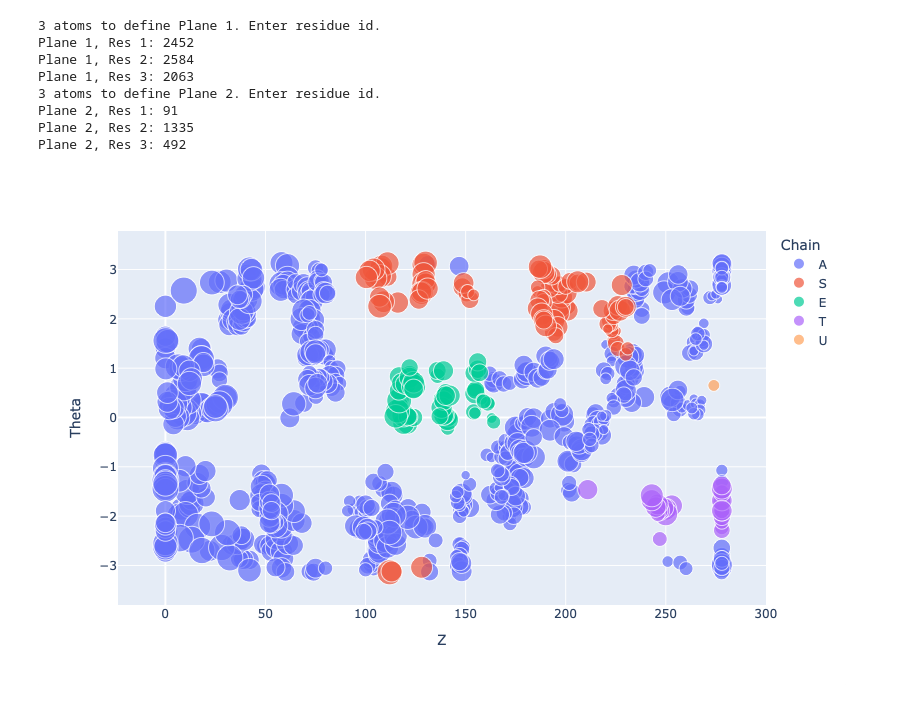
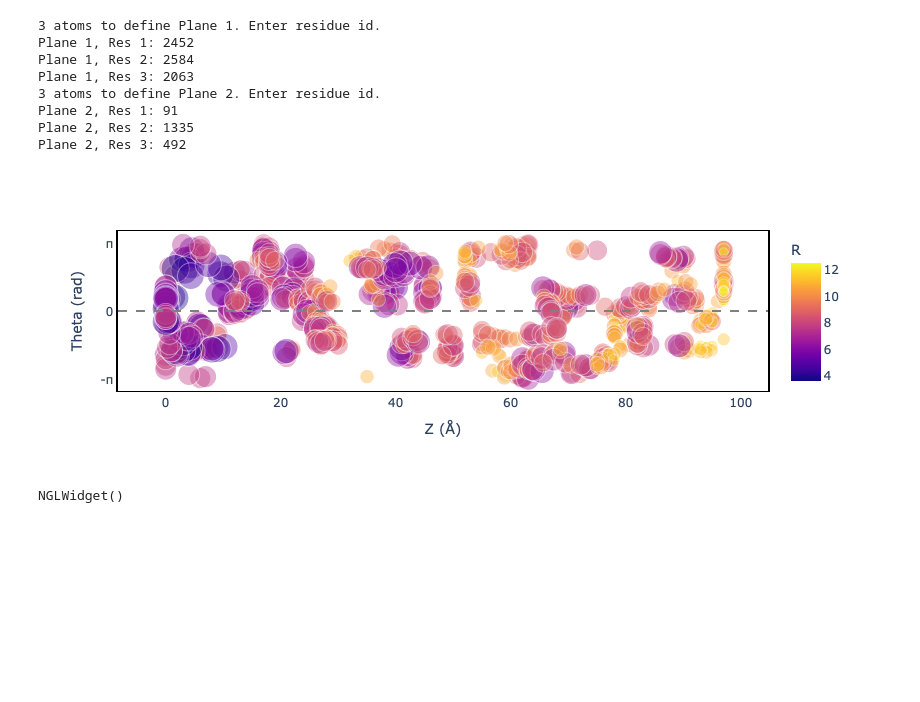
Before and after one commit to MiKr-on/TunnelWiz, a Jupyter notebook: TunnelVisualization.ipynb, the cells around one changed output. Cells and saved outputs as stored; diff of their text form; code cells hidden in the pictures; blank space fills up the shorter version.

```diff
--- a/TunnelVisualization.ipynb
+++ b/TunnelVisualization.ipynb
@@ -30,8 +31,6 @@ def create_plane(p1, p2, p3):
     v1, v2 = p2 - p1, p3 - p1
     n_n = np.cross(v1, v2)
     n_norm = np.linalg.norm(n_n)
-    if n_norm == 0:
-        raise ValueError("Colinear points; cannot define a plane.")
     n_unit = n_n / n_norm
     d = -np.dot(n_n, p1)
     centre = (p1 + p2 + p3) / 3.0
@@ -168 +124,20 @@ axis, t, length = smooth_axis(tunnel_path, smooth=2, step=0.3)
+# %%
+# Smooth the axis and sample more points
+def smooth_axis(axis, n_points=100, smooth=0):
+    path = np.linalg.norm(axis[1:] - axis[:-1], axis=1)
+    path_cs = np.concatenate(([0.0], np.cumsum(path)))
+    param = path_cs/path_cs[-1]
+    xyz = np.linspace(0,1,n_points)
+
+    # Fit parametric smoothing spline
+    fit, u = make_splprep(axis.T,u=param, s=smooth)
+    axis_new = np.vstack(fit(xyz).T)
+
+    # Tangent vectors
+    seg = axis_new[1:] - axis_new[:-1]
+    seg_len = np.linalg.norm(seg, axis=1, keepdims=True)
+    t_seg = seg / np.maximum(seg_len, 1e-12)
+
+    return axis_new, t_seg
+axis, t = smooth_axis(tunnel_path,smooth=1)
 # %%
@@ -294,5 +270,6 @@ def map_to_cyl(axis, points, t, n, b):
 Z, Theta, R = map_to_cyl(axis, tunnel_atoms.positions, t, n, b)
 # %%
+# Structure data f
 import pandas as pd
 
 sizes = np.interp(R, (R.min(), R.max()), (1000, 100))
@@ -305,12 +282,40 @@ df = pd.DataFrame({
     "Rinv": sizes,
     "Types": tunnel_atoms.types,
     "Chain": tunnel_atoms.chainIDs,
-    "ResID": tunnel_atoms.resids
+    "ResID": tunnel_atoms.resids,
+    "ResName": tunnel_atoms.resnames
 })
 # %%
 import plotly.express as px
-fig = px.scatter(df, x="Z", y="Theta", color="Chain", size="Rinv", hover_data="ResID",
-                width=1000,height=500)
+# Plot the data
+fig = px.scatter(df, x="Z", y="Theta", color="R", size="Rinv", hover_data="ResID",
+                width=800,height=300,opacity=0.4)
+                 #,color_discrete_sequence=["#3454D1","#D1345B","#EFEFEF","#550527","#FFED65",])
+
+# For a nice plot
+fig.update_layout(plot_bgcolor="white")
+fig.update_yaxes(range=[-3.7,3.7],title_text="Theta (rad)",
+                 tickmode="array",tickvals=[0,3.14,-3.14],ticktext=["0","π","-π"],
+                 linecolor="black",showgrid=False,showline=True,mirror=True,linewidth=2)
+fig.update_xaxes(title_text="Z (Å)",linecolor="black",showgrid=False,mirror=True)
+fig.add_hline(y=0,line_width=2,line_color="gray",line_dash="dash")
+
 fig.show()
 # %% [output]
-[figure, old version]
+[figure, new version]
+# %%
+import nglview as nv
+
+view = nv.show_mdanalysis(tunnel_atoms)
+view.clear_representations()
+view.add_spacefill()
+view.camera = 'orthographic'
+
+for n in range(len(axis)):
+    view.shape.add_sphere(axis[n],[0,1,0],1.0,0.2)
+
+for n in range(len(tunnel_path)-1):
+    view.shape.add_arrow(tunnel_path[n],tunnel_path[n+1],[0,0,1],2.0)
+view
+# %% [output]
+NGLWidget()
```
Also changed, not shown: parts of 8 cells of this notebook.
